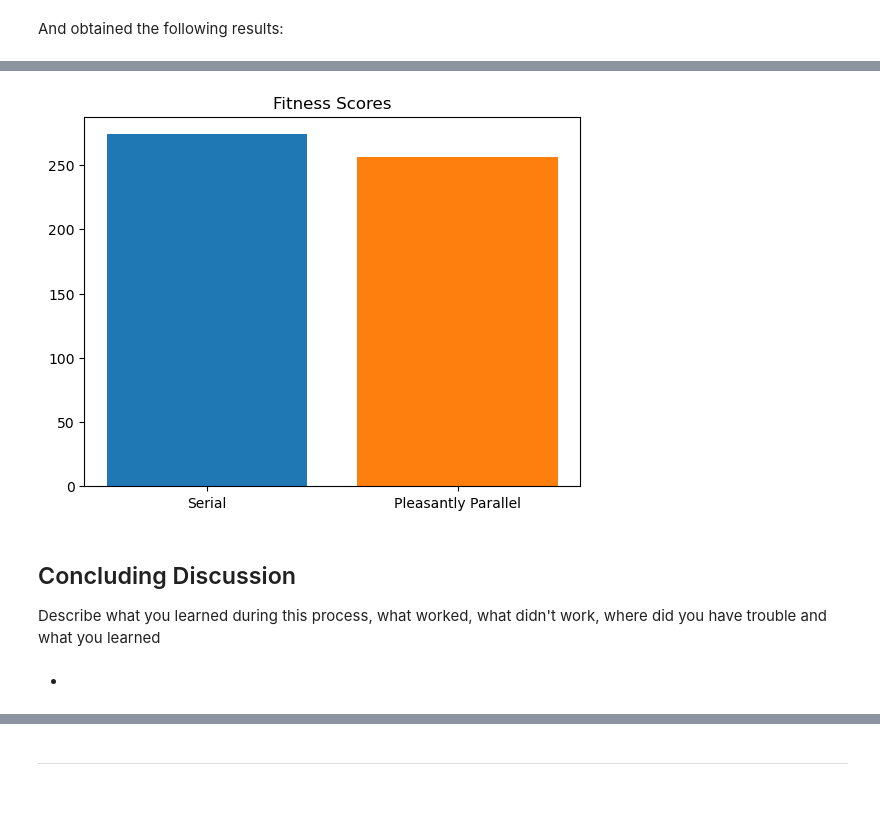
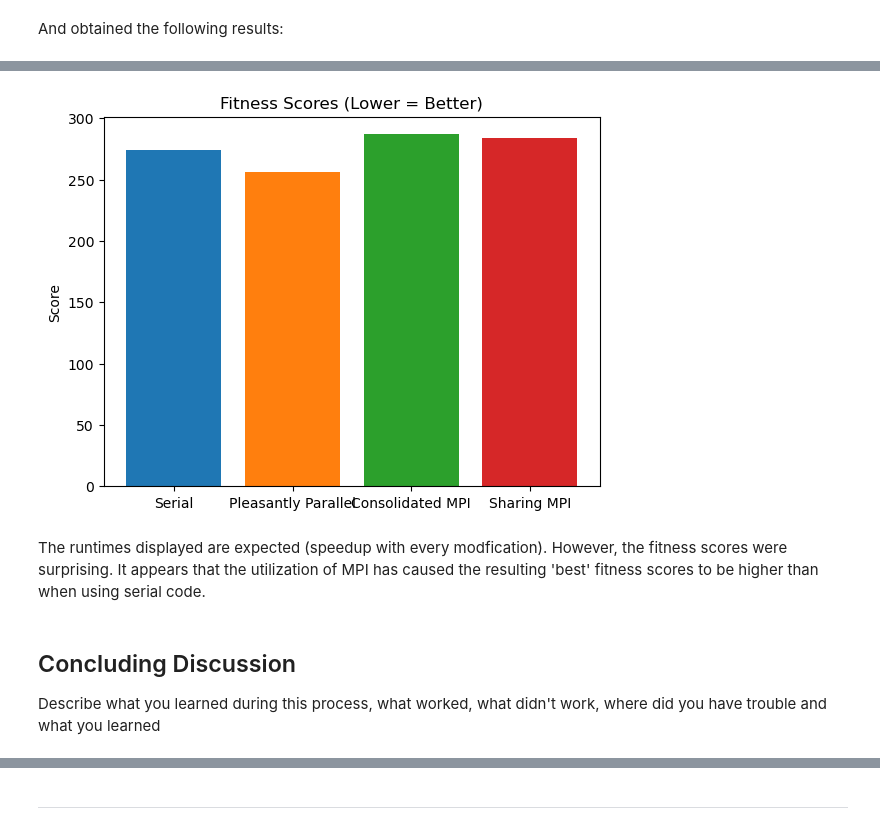
Before and after one commit to wijayaju/CMSE401, a Jupyter notebook: HW/HW4/wijayaju_HW4/Report.ipynb, the cells around one changed output, grey strips where cells are left out. Saved outputs shown, nothing was run; the diff lists cells and outputs as text; code cells hidden in the pictures; blank space fills up the shorter version.

```diff
--- a/HW/HW4/wijayaju_HW4/Report.ipynb
+++ b/HW/HW4/wijayaju_HW4/Report.ipynb
@@ -72,6 +74,7 @@ This process can be replicated by running the following command:
 # %% [markdown]
 And obtained the following results:
 # %%
-best3 = pass
+best3 = 287
 print("Best fitness:",best3)
+print("Runtime:",765.276,"seconds")
 # %% [output]
@@ -87,5 +91,6 @@ This process can be replicated by running the following command:
 # %% [markdown]
 And obtained the following results:
 # %%
-best4 = pass
+best4 = 284
 print("Best fitness:",best4)
+print("Runtime:",20.968,"seconds")
@@ -92,15 +110,16 @@ print("Best fitness:",best4)
 # %%
-plt.title("Fitness Scores")
+plt.title("Fitness Scores (Lower = Better)")
 plt.bar('Serial',best1)
 plt.bar('Pleasantly Parallel',best2)
 plt.bar('Consolidated MPI',best3)
 plt.bar('Sharing MPI',best4)
+plt.ylabel('Score')
 plt.show()
 # %% [output]
-[figure, old version]
+[figure, new version]
+# %% [markdown]
+The runtimes displayed are expected (speedup with every modfication). However, the fitness scores were surprising. It appears that the utilization of MPI has caused the resulting 'best' fitness scores to be higher than when using serial code.
 # %% [markdown]
 ## Concluding Discussion
 
 Describe what you learned during this process, what worked, what didn't work, where did you have trouble and what you learned
-# %% [markdown]
--
```
Also changed, not shown: parts of 5 cells of this notebook.
